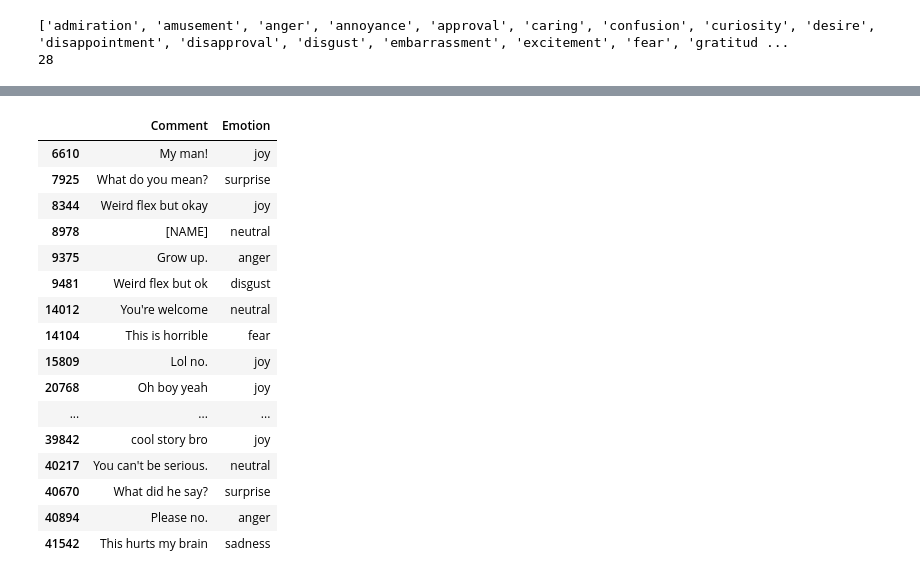
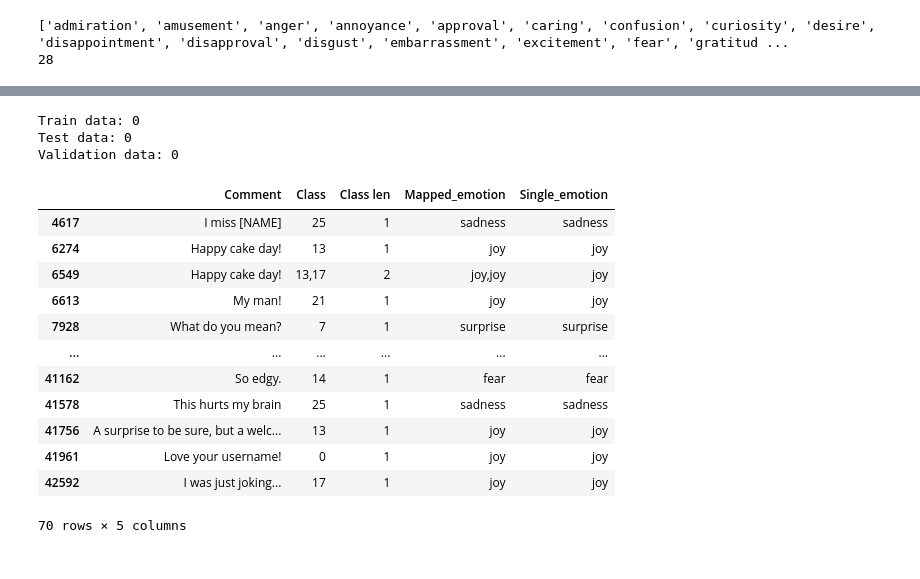
Before and after one commit to crypoto/EmotionDetection, a Jupyter notebook: GoEmotions.ipynb, the cells around one changed output, grey strips where cells are left out. Saved outputs shown, nothing was run; the diff lists cells and outputs as text; code cells hidden in the pictures.

```diff
--- a/GoEmotions.ipynb
+++ b/GoEmotions.ipynb
@@ -235,4 +351,4 @@ val_data_1.drop(val_data_1.columns[1:5], axis=1, inplace=True)
 # %%
-train_data = pd.concat([train_data, train_data_1], axis=1)
-test_data = pd.concat([test_data, test_data_1], axis=1)
-val_data = pd.concat([val_data, val_data_1], axis=1)
+train_df = pd.concat([train_df, train_df_1], axis=1)
+test_df = pd.concat([test_df, test_df_1], axis=1)
+validation_df = pd.concat([validation_df, validation_df_1], axis=1)
@@ -239,4 +372,4 @@ val_data = pd.concat([val_data, val_data_1], axis=1)
 # %%
-train_data.rename(columns={0: "Emotion"}, inplace=True)
-test_data.rename(columns={0: "Emotion"}, inplace=True)
-val_data.rename(columns={0: "Emotion"}, inplace=True)
+train_df.rename(columns={0: "Single_emotion"}, inplace=True)
+test_df.rename(columns={0: "Single_emotion"}, inplace=True)
+validation_df.rename(columns={0: "Single_emotion"}, inplace=True)
@@ -268,0 +414,8 @@ train_data.head()
+# %%
+# List of columns to drop
+columns_to_drop = ['Class list', 'Emotion']
+
+# Drop the specified columns
+train_df = train_df.drop(columns=columns_to_drop)
+test_df = test_df.drop(columns=columns_to_drop)
+validation_df = validation_df.drop(columns=columns_to_drop)
@@ -269,34 +447,39 @@ train_data.head()
 # %%
 #Removing Duplicated values
-index = train_data[train_data.duplicated() == True].index
-train_data.drop(index, axis=0, inplace=True)
-train_data.reset_index(inplace=True, drop=True)
+index = train_df[train_df.duplicated() == True].index
+train_df.drop(index, axis=0, inplace=True)
+train_df.reset_index(inplace=True, drop=True)
 
-index = test_data[test_data.duplicated() == True].index
-test_data.drop(index, axis=0, inplace=True)
-test_data.reset_index(inplace=True, drop=True)
+index = test_df[test_df.duplicated() == True].index
+test_df.drop(index, axis=0, inplace=True)
+test_df.reset_index(inplace=True, drop=True)
 
-index = val_data[val_data.duplicated() == True].index
-val_data.drop(index, axis=0, inplace=True)
-val_data.reset_index(inplace=True, drop=True)
+index = validation_df[validation_df.duplicated() == True].index
+validation_df.drop(index, axis=0, inplace=True)
+validation_df.reset_index(inplace=True, drop=True)
+# %%
+# Check duplicated values
+print("Train data:", train_df.duplicated().sum())
+print("Test data:", test_df.duplicated().sum())
+print("Validation data:", validation_df.duplicated().sum())
+# %% [output]
+Train data: 0
+Test data: 0
+Validation data: 0
 # %%
 #print rows which are duplicated in the text but the same emotion
-train_data[train_data["Comment"].duplicated() == True]
+train_df[train_df["Comment"].duplicated() == True]
 # %% [output]
-|  | Comment | Emotion |
-| 6610 | My man! | joy |
-| 7925 | What do you mean? | surprise |
-| 8344 | Weird flex but okay | joy |
-| 8978 | [NAME] | neutral |
-| 9375 | Grow up. | anger |
-| 9481 | Weird flex but ok | disgust |
-| 14012 | You're welcome | neutral |
-| 14104 | This is horrible | fear |
-| 15809 | Lol no. | joy |
-| 20768 | Oh boy yeah | joy |
-| ... | ... | ... |
-| 39842 | cool story bro | joy |
-| 40217 | You can't be serious. | neutral |
-| 40670 | What did he say? | surprise |
-| 40894 | Please no. | anger |
-| 41542 | This hurts my brain | sadness |
+|  | Comment | Class | Class len | Mapped_emotion | Single_emotion |
+| 4617 | I miss [NAME] | 25 | 1 | sadness | sadness |
+| 6274 | Happy cake day! | 13 | 1 | joy | joy |
+| 6549 | Happy cake day! | 13,17 | 2 | joy,joy | joy |
+| 6613 | My man! | 21 | 1 | joy | joy |
+| 7928 | What do you mean? | 7 | 1 | surprise | surprise |
+| ... | ... | ... | ... | ... | ... |
+| 41162 | So edgy. | 14 | 1 | fear | fear |
+| 41578 | This hurts my brain | 25 | 1 | sadness | sadness |
+| 41756 | A surprise to be sure, but a welc... | 13 | 1 | joy | joy |
+| 41961 | Love your username! | 0 | 1 | joy | joy |
+| 42592 | I was just joking... | 17 | 1 | joy | joy |
+70 rows × 5 columns
```
Also changed, not shown: parts of 53 cells of this notebook.
